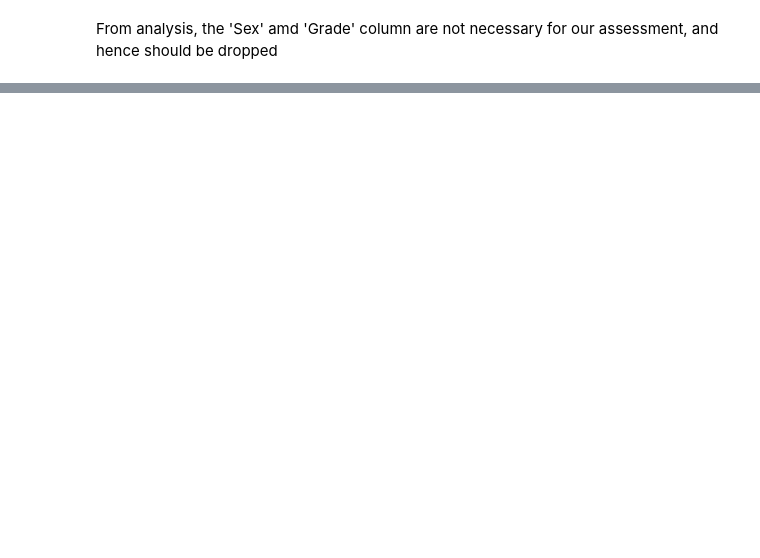
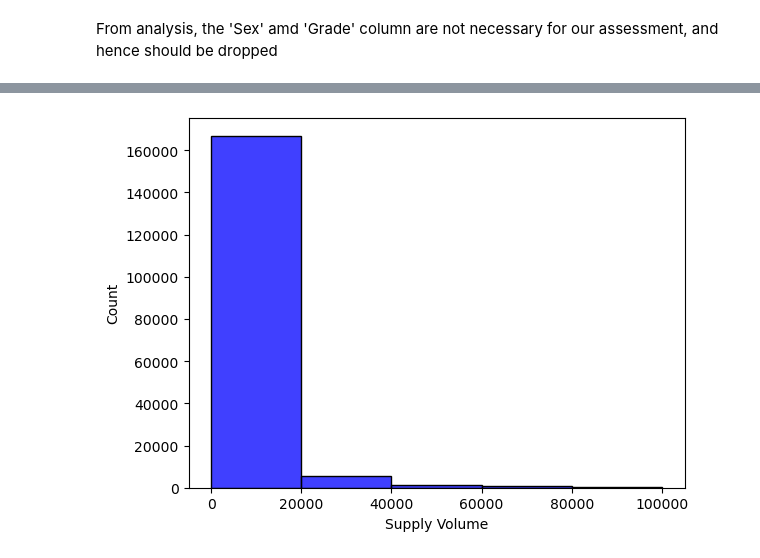
Before and after one commit to Logan-BCM/AgriPriceForecast-Kenya, a Jupyter notebook: Project.ipynb, the cells around one changed output, grey strips where cells are left out. Cells and saved outputs as stored; diff of their text form; code cells hidden in the pictures; blank space fills up the shorter version.

```diff
--- a/Project.ipynb
+++ b/Project.ipynb
@@ -521,0 +587,5 @@ products_df.head()
+# %%
+sns.histplot(products_df['Supply Volume'], bins=5, color='blue')
+plt.show();
+# %% [output]
+[figure, added]
```
Also changed, not shown: parts of 27 cells of this notebook.
